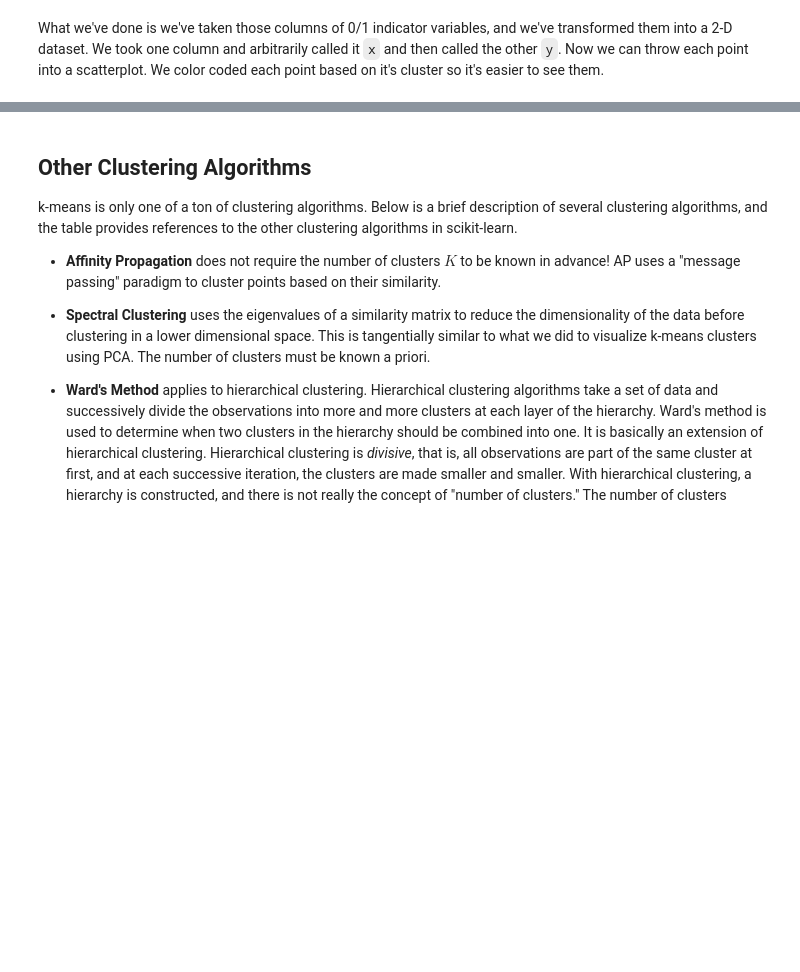
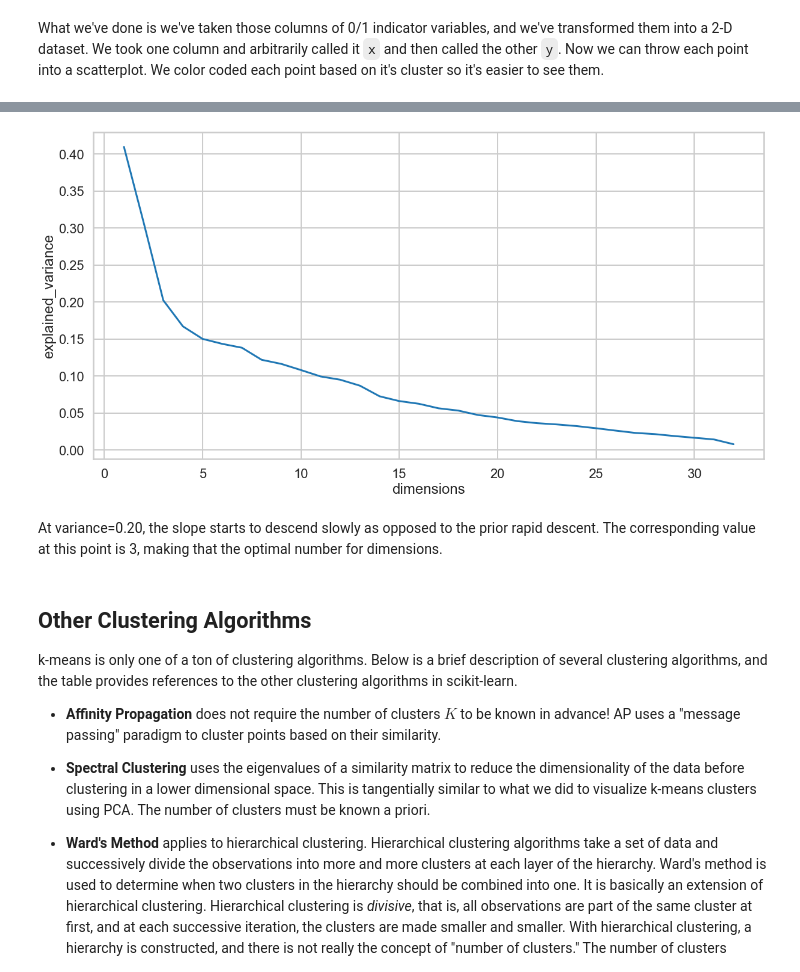
Before and after one commit to annafin/Springboard-Data-Science, a Jupyter notebook: unit_10_machine_learning/clustering/Mini_Project_Clustering.ipynb, the cells around one changed output, grey strips where cells are left out. Saved outputs shown, nothing was run; the diff lists cells and outputs as text; code cells hidden in the pictures; blank space fills up the shorter version.

```diff
--- a/unit_10_machine_learning/clustering/Mini_Project_Clustering.ipynb
+++ b/unit_10_machine_learning/clustering/Mini_Project_Clustering.ipynb
@@ -413,3 +431,13 @@ print(exp_var)
+# %%
+# line plot
+
+plt.figure(figsize=(20, 10))
+sns.lineplot(x='dimensions', y='explained_variance', data=var_pts)
+plt.show()
+# %% [output]
+[figure, added]
+# %% [markdown]
+At variance=0.20, the slope starts to descend slowly as opposed to the prior rapid descent. The corresponding value at this point is 3, making that the optimal number for dimensions.
 # %% [markdown]
 ## Other Clustering Algorithms
 
```
Also changed, not shown: parts of 21 cells of this notebook.
